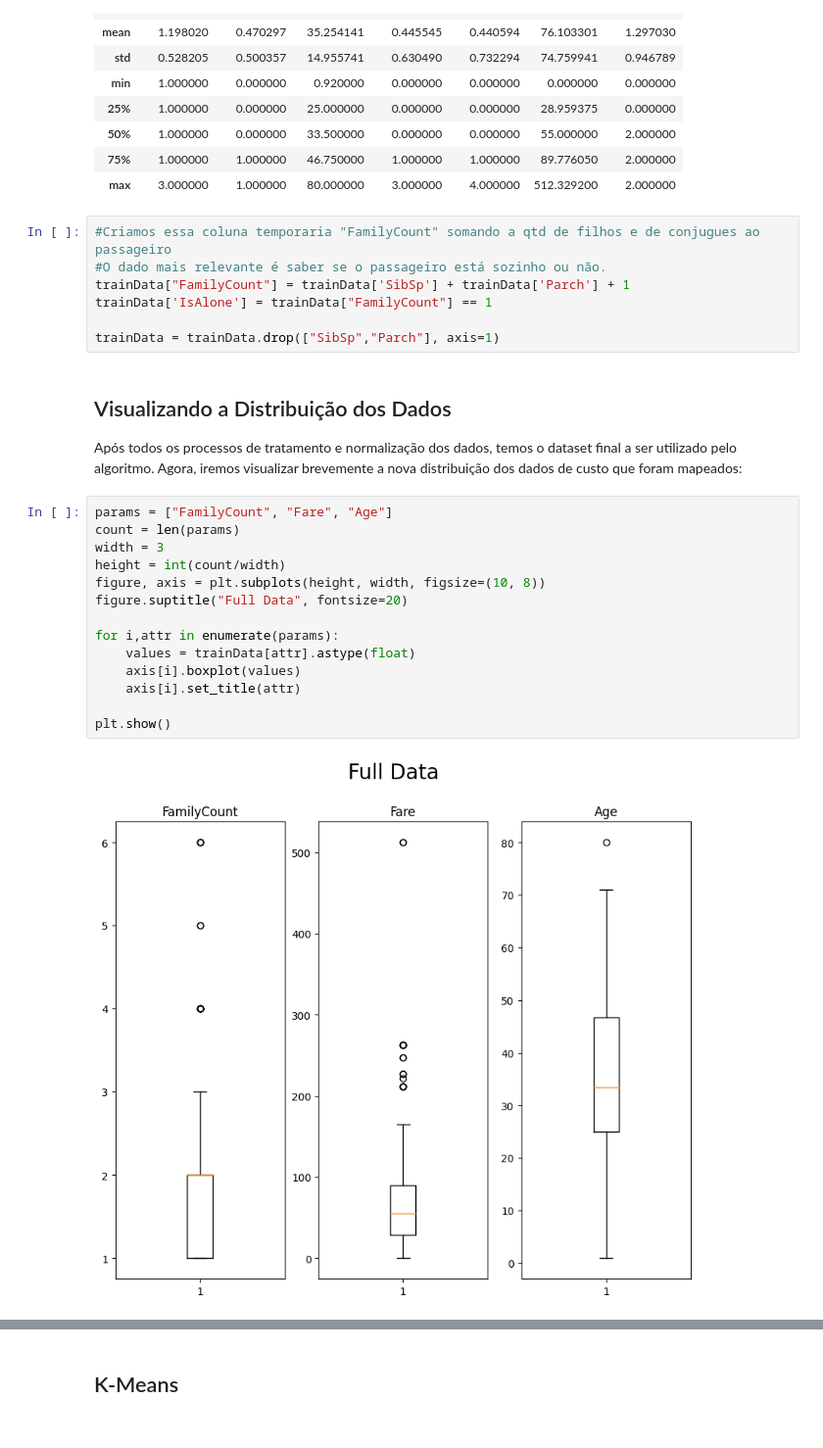
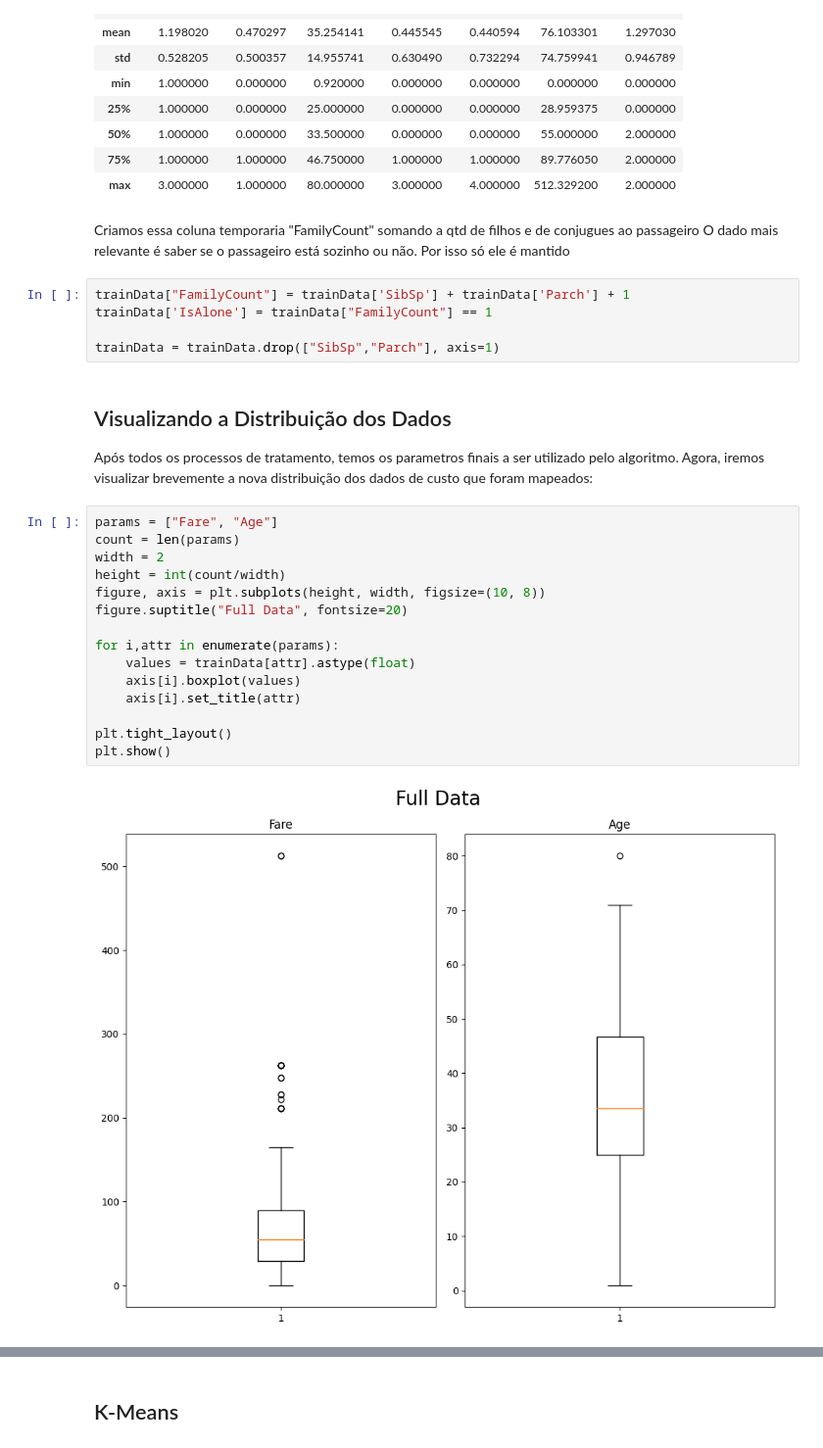
Before and after one commit to Quote023/IF684-Sistemas_Inteligentes_II, a Jupyter notebook: mini_projetos/mini_projeto3.ipynb, the cells around one changed output, grey strips where cells are left out. Shown: that part at 98% size. Drawn from its saved outputs; the diff is of its cells as text.

```diff
--- a/mini_projetos/mini_projeto3.ipynb
+++ b/mini_projetos/mini_projeto3.ipynb
@@ -96,29 +96,31 @@ trainData.describe()
 | 50% | 1.000000 | 0.000000 | 33.500000 | 0.000000 | 0.000000 | 55.000000 | 2.000000 |
 | 75% | 1.000000 | 1.000000 | 46.750000 | 1.000000 | 1.000000 | 89.776050 | 2.000000 |
 | max | 3.000000 | 1.000000 | 80.000000 | 3.000000 | 4.000000 | 512.329200 | 2.000000 |
+# %% [markdown]
+Criamos essa coluna temporaria "FamilyCount" somando a qtd de filhos e de conjugues ao passageiro
+O dado mais relevante é saber se o passageiro está sozinho ou não. Por isso só ele é mantido
 # %%
-#Criamos essa coluna temporaria "FamilyCount" somando a qtd de filhos e de conjugues ao passageiro
-#O dado mais relevante é saber se o passageiro está sozinho ou não.
 trainData["FamilyCount"] = trainData['SibSp'] + trainData['Parch'] + 1
 trainData['IsAlone'] = trainData["FamilyCount"] == 1
 
 trainData = trainData.drop(["SibSp","Parch"], axis=1)
 # %% [markdown]
 ## Visualizando a Distribuição dos Dados
-Após todos os processos de tratamento e normalização dos dados, temos o dataset final a ser utilizado pelo algoritmo. Agora, iremos visualizar brevemente a nova distribuição dos dados de custo que foram mapeados:
+Após todos os processos de tratamento, temos os parametros finais a ser utilizado pelo algoritmo. Agora, iremos visualizar brevemente a nova distribuição dos dados de custo que foram mapeados:
 # %%
-params = ["FamilyCount", "Fare", "Age"]
+params = ["Fare", "Age"]
 count = len(params)
-width = 3
+width = 2
 height = int(count/width)
 figure, axis = plt.subplots(height, width, figsize=(10, 8))
 figure.suptitle("Full Data", fontsize=20)
 
 for i,attr in enumerate(params):
     values = trainData[attr].astype(float)
     axis[i].boxplot(values)
     axis[i].set_title(attr)
 
+plt.tight_layout()
 plt.show()
 # %% [output]
-[figure, old version]
+[figure, new version]
```
Also changed, not shown: parts of 10 cells of this notebook.
